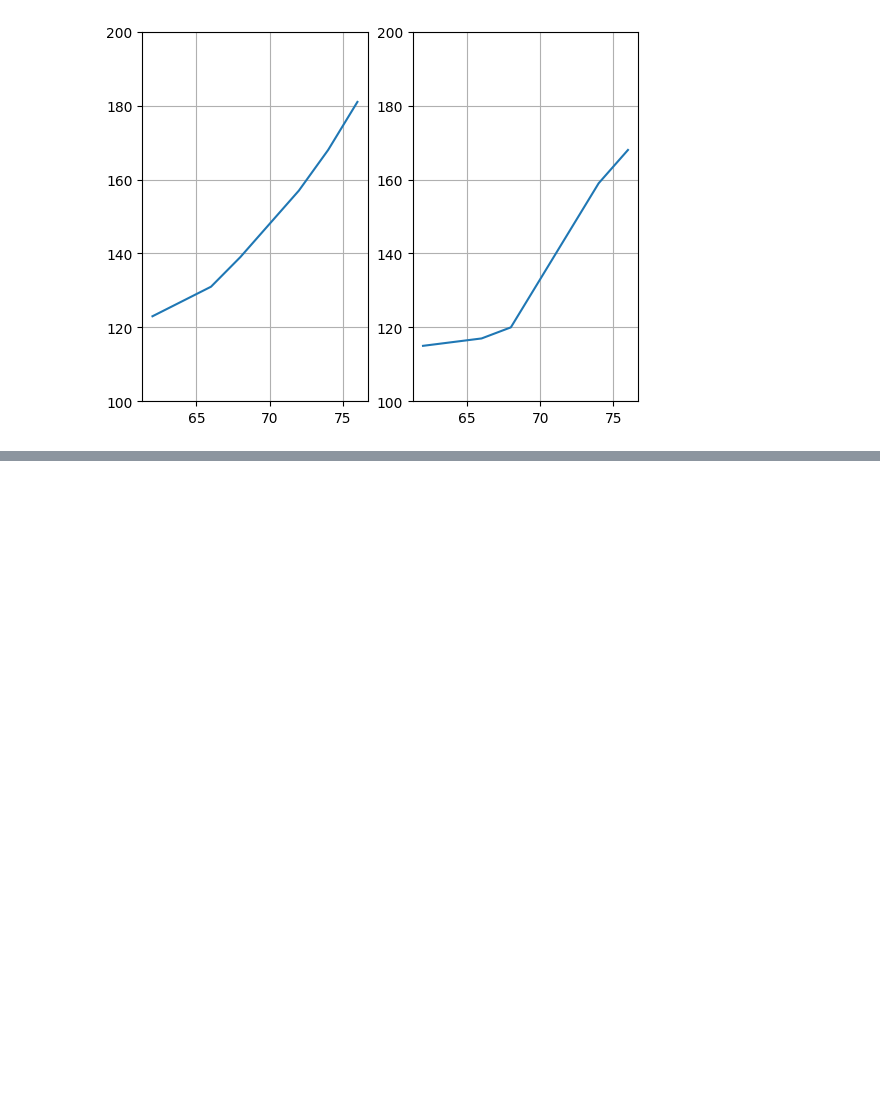
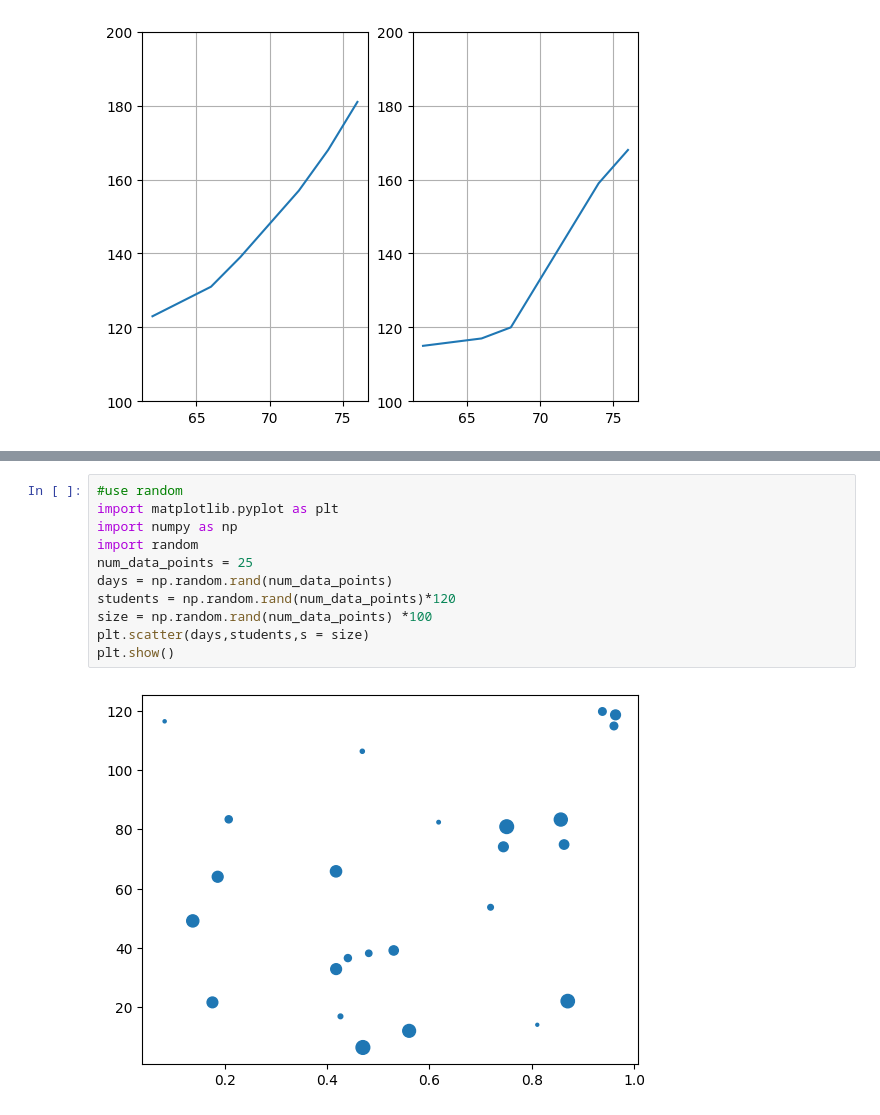
Before and after one commit to nexiqo/Machine-learning-challenge-in-100-days, a Jupyter notebook: mlday1.ipynb, the cells around one changed output, grey strips where cells are left out. Drawn from its saved outputs; the diff is of its cells as text; blank space fills up the shorter version.

```diff
--- a/mlday1.ipynb
+++ b/mlday1.ipynb
@@ -101,0 +112,13 @@ plt.plot(height,female_weight)
+# %%
+#use random
+import matplotlib.pyplot as plt
+import numpy as np
+import random
+num_data_points = 25
+days = np.random.rand(num_data_points)
+students = np.random.rand(num_data_points)*120
+size = np.random.rand(num_data_points) *100
+plt.scatter(days,students,s = size)
+plt.show()
+# %% [output]
+[figure, added]
```
Also changed, not shown: parts of 4 cells of this notebook.
